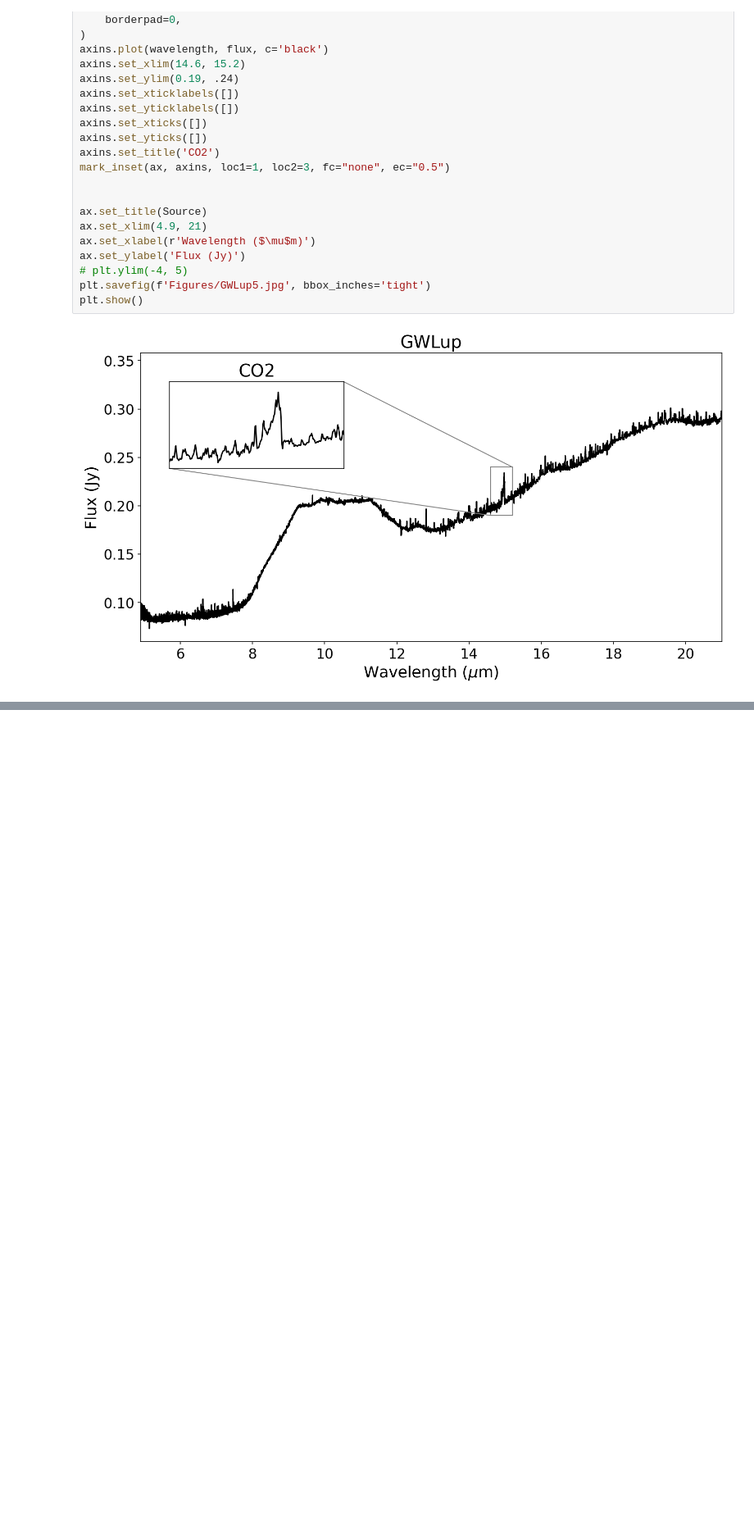
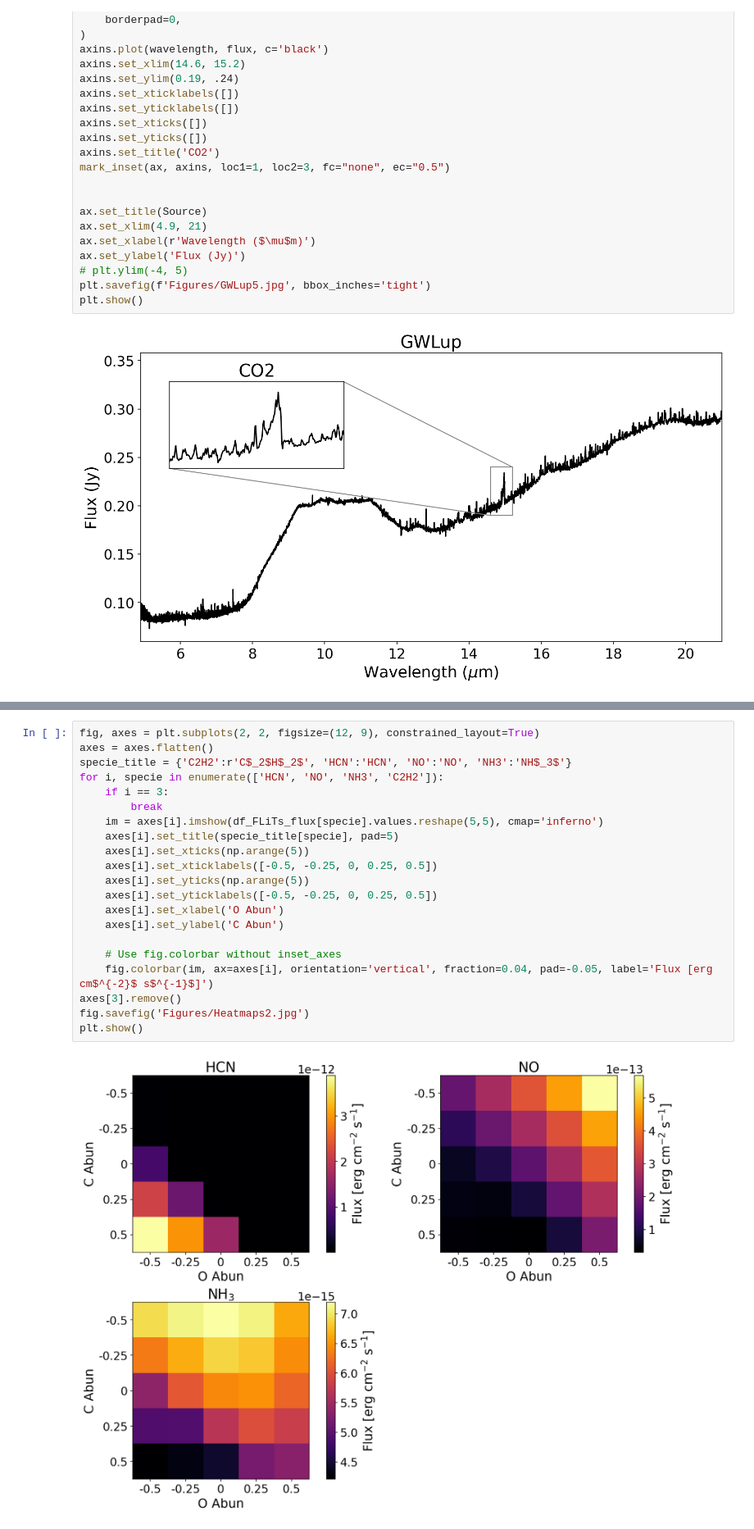
Before and after one commit to nielsklerk/BRP, a Jupyter notebook: PresentationFigures.ipynb, the cells around one changed output, grey strips where cells are left out. Shown at 82% size. Cells and saved outputs as stored; diff of their text form; blank space fills up the shorter version.

```diff
--- a/PresentationFigures.ipynb
+++ b/PresentationFigures.ipynb
@@ -267,0 +431,23 @@ plt.show()
+# %%
+fig, axes = plt.subplots(2, 2, figsize=(12, 9), constrained_layout=True)
+axes = axes.flatten()
+specie_title = {'C2H2':r'C$_2$H$_2$', 'HCN':'HCN', 'NO':'NO', 'NH3':'NH$_3$'}
+for i, specie in enumerate(['HCN', 'NO', 'NH3', 'C2H2']):
+    if i == 3:
+        break
+    im = axes[i].imshow(df_FLiTs_flux[specie].values.reshape(5,5), cmap='inferno')
+    axes[i].set_title(specie_title[specie], pad=5)
+    axes[i].set_xticks(np.arange(5))
+    axes[i].set_xticklabels([-0.5, -0.25, 0, 0.25, 0.5])
+    axes[i].set_yticks(np.arange(5))
+    axes[i].set_yticklabels([-0.5, -0.25, 0, 0.25, 0.5])
+    axes[i].set_xlabel('O Abun')
+    axes[i].set_ylabel('C Abun')
+
+    # Use fig.colorbar without inset_axes
+    fig.colorbar(im, ax=axes[i], orientation='vertical', fraction=0.04, pad=-0.05, label='Flux [erg cm$^{-2}$ s$^{-1}$]')
+axes[3].remove()
+fig.savefig('Figures/Heatmaps2.jpg')
+plt.show()
+# %% [output]
+[figure, added]
```
Also changed, not shown: parts of 11 cells of this notebook, 10 other files.
